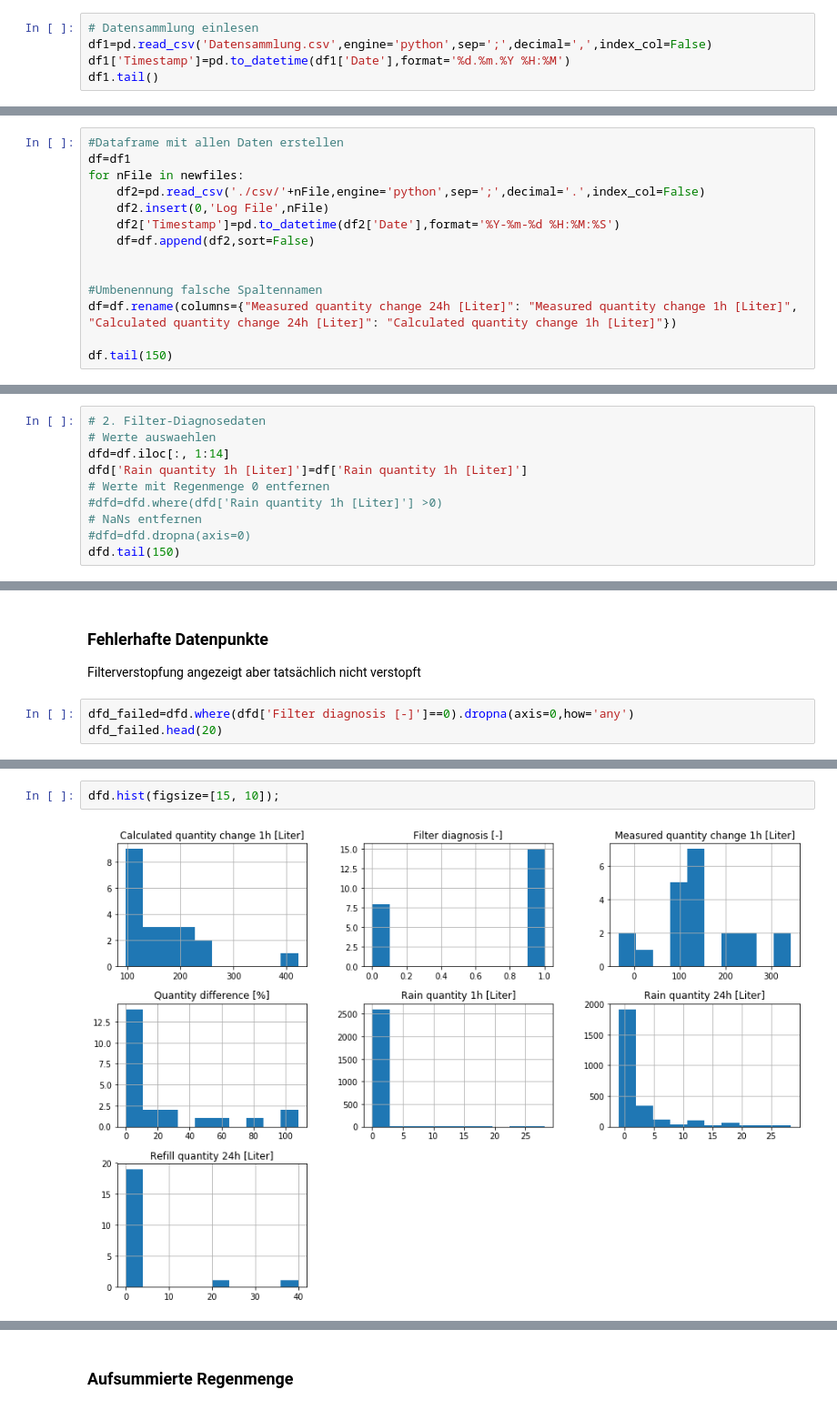
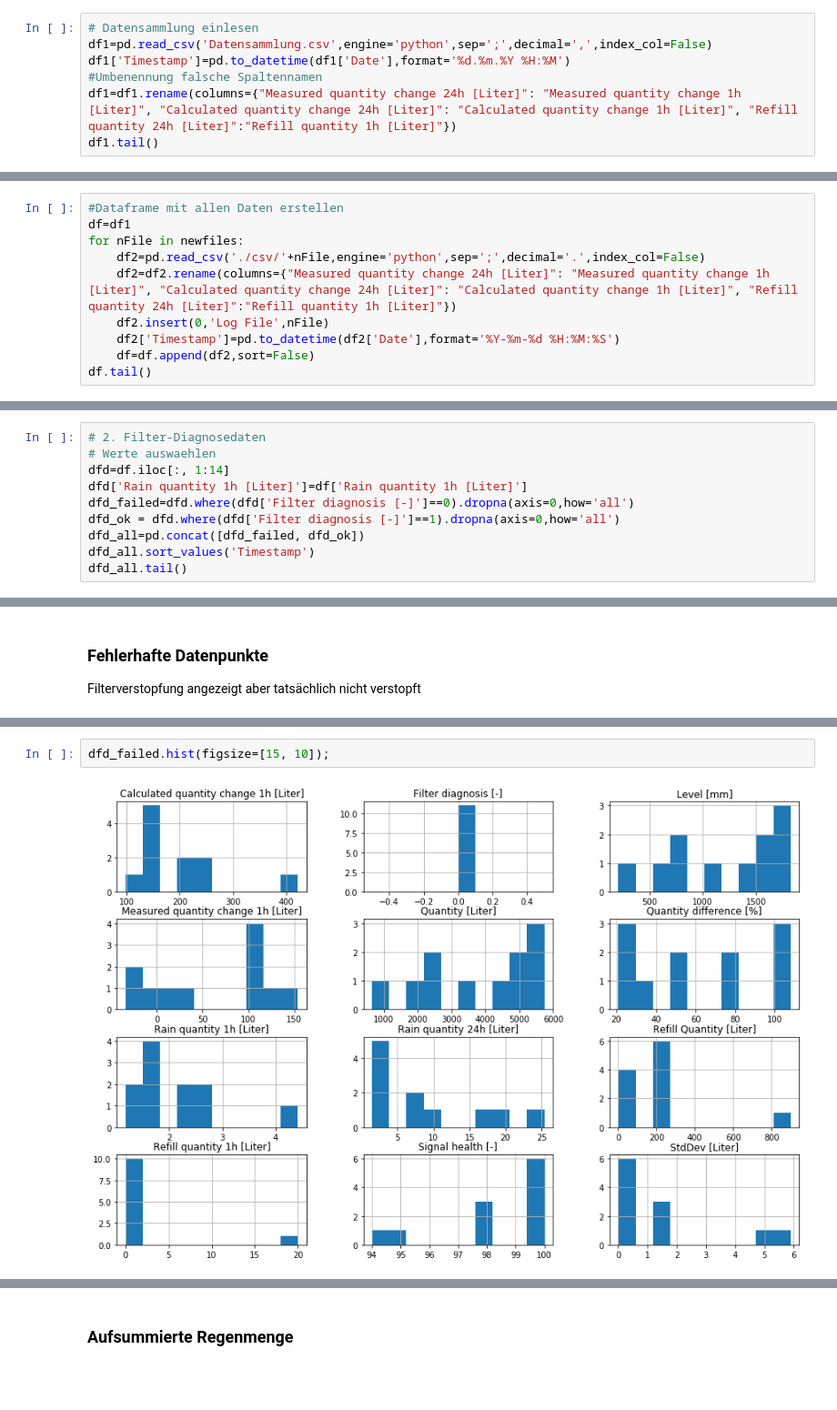
Before and after one commit to Andi0802/LevelMeasurement, a Jupyter notebook: log/Auswertung_Level.ipynb, the cells around one changed output, grey strips where cells are left out. Shown at 91% size. Cells and saved outputs as stored; diff of their text form; blank space fills up the shorter version.

```diff
--- a/log/Auswertung_Level.ipynb
+++ b/log/Auswertung_Level.ipynb
@@ -20,6 +21,8 @@ import re
 # Datensammlung einlesen
 df1=pd.read_csv('Datensammlung.csv',engine='python',sep=';',decimal=',',index_col=False)
 df1['Timestamp']=pd.to_datetime(df1['Date'],format='%d.%m.%Y %H:%M')
+#Umbenennung falsche Spaltennamen
+df1=df1.rename(columns={"Measured quantity change 24h [Liter]": "Measured quantity change 1h [Liter]", "Calculated quantity change 24h [Liter]": "Calculated quantity change 1h [Liter]", "Refill quantity 24h [Liter]":"Refill quantity 1h [Liter]"})
 df1.tail()
 # %% [output]
 |  | Log File | Date | Level [mm] | Quantity [Liter] | Signal health [-] | Error [-] | StdDev [Liter] | ... |
@@ -91,14 +94,10 @@ newfiles
 df=df1
 for nFile in newfiles:
     df2=pd.read_csv('./csv/'+nFile,engine='python',sep=';',decimal='.',index_col=False)
+    df2=df2.rename(columns={"Measured quantity change 24h [Liter]": "Measured quantity change 1h [Liter]", "Calculated quantity change 24h [Liter]": "Calculated quantity change 1h [Liter]", "Refill quantity 24h [Liter]":"Refill quantity 1h [Liter]"})
     df2.insert(0,'Log File',nFile)
     df2['Timestamp']=pd.to_datetime(df2['Date'],format='%Y-%m-%d %H:%M:%S')
     df=df.append(df2,sort=False)
-
-
-#Umbenennung falsche Spaltennamen
-df=df.rename(columns={"Measured quantity change 24h [Liter]": "Measured quantity change 1h [Liter]", "Calculated quantity change 24h [Liter]": "Calculated quantity change 1h [Liter]"})
-
-df.tail(150)
+df.tail()
 # %% [output]
 |  | Log File | Date | Level [mm] | Quantity [Liter] | Signal health [-] | Error [-] | StdDev [Liter] | ... |
@@ -213,11 +166,11 @@ dfg.tail()
 # Werte auswaehlen
 dfd=df.iloc[:, 1:14]
 dfd['Rain quantity 1h [Liter]']=df['Rain quantity 1h [Liter]']
-# Werte mit Regenmenge 0 entfernen
-#dfd=dfd.where(dfd['Rain quantity 1h [Liter]'] >0)
-# NaNs entfernen
-#dfd=dfd.dropna(axis=0)
-dfd.tail(150)
+dfd_failed=dfd.where(dfd['Filter diagnosis [-]']==0).dropna(axis=0,how='all')
+dfd_ok = dfd.where(dfd['Filter diagnosis [-]']==1).dropna(axis=0,how='all')
+dfd_all=pd.concat([dfd_failed, dfd_ok])
+dfd_all.sort_values('Timestamp')
+dfd_all.tail()
 # %% [output]
 |  | Date | Level [mm] | Quantity [Liter] | Signal health [-] | Error [-] | StdDev [Liter] | ... |
 | Timestamp |  |  |  |  |  |  | ... |
@@ -288,6 +229,3 @@ plt.legend({'Measured','Diagnosis threshold'});
 # %% [markdown]
 ### Fehlerhafte Datenpunkte
 Filterverstopfung angezeigt aber tatsächlich nicht verstopft
-# %%
-dfd_failed=dfd.where(dfd['Filter diagnosis [-]']==0).dropna(axis=0,how='any')
-dfd_failed.head(20)
@@ -304,4 +266,4 @@ dfd_failed.head(20)
 # %%
-dfd.hist(figsize=[15, 10]);
+dfd_failed.hist(figsize=[15, 10]);
 # %% [output]
-[figure, old version]
+[figure, new version]
```
Also changed, not shown: parts of 26 cells of this notebook, 4 other files.
